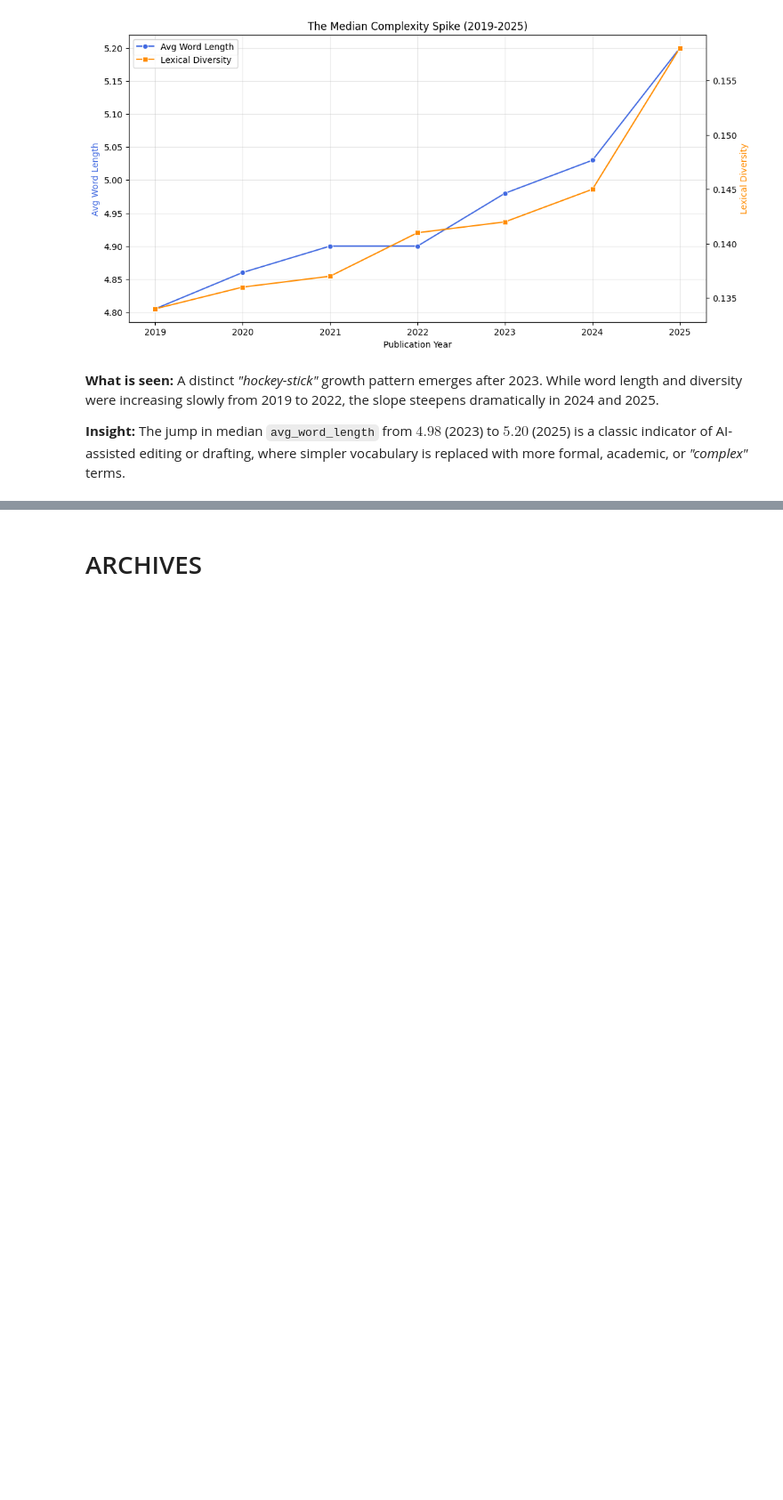
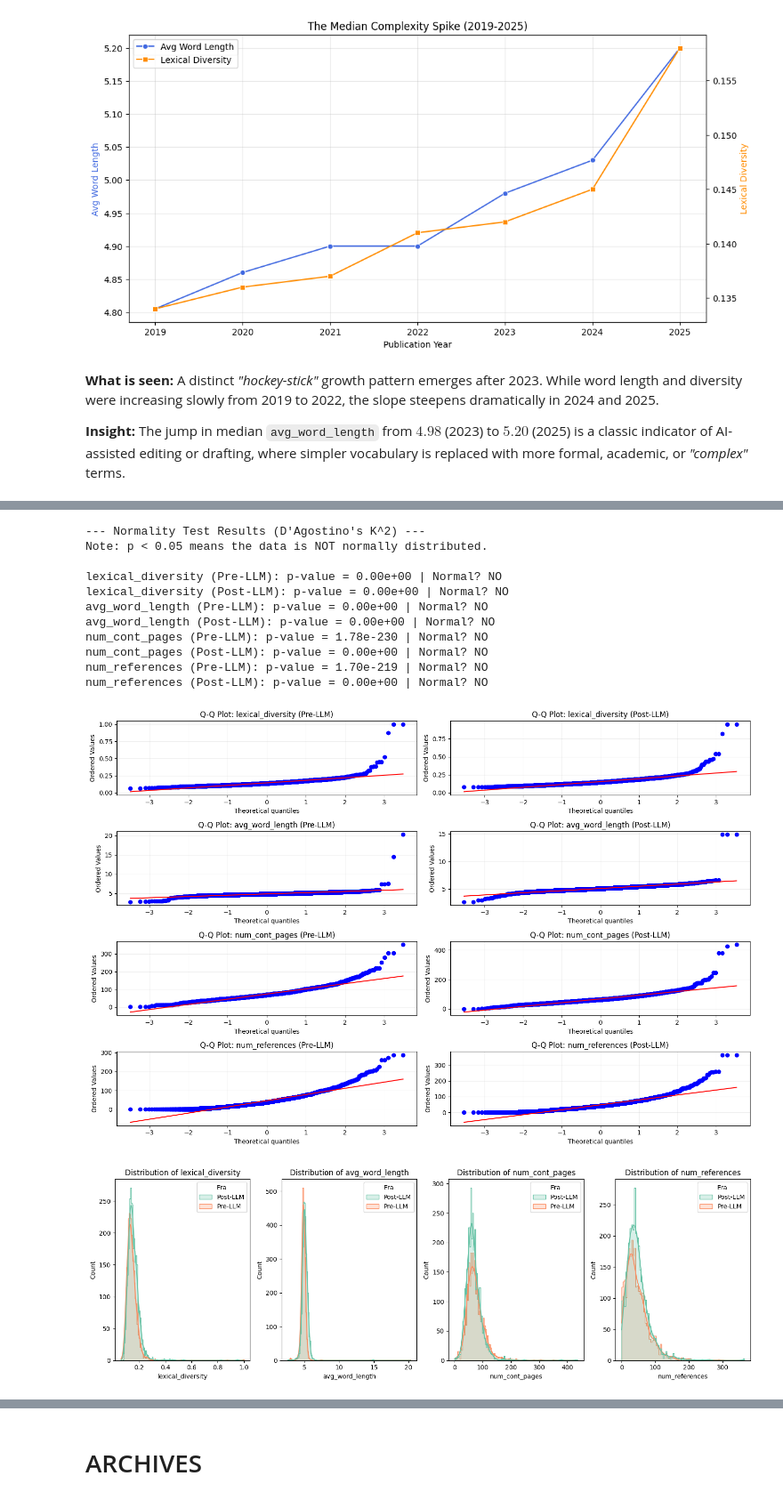
Before and after one commit to OliverKviat/Thesis_OCR, a Jupyter notebook: exploring_data/data_analysis_notebook.ipynb, the cells around one changed output, grey strips where cells are left out. Shown at 89% size. Cells and saved outputs as stored; diff of their text form; code cells hidden in the pictures; blank space fills up the shorter version.

```diff
--- a/exploring_data/data_analysis_notebook.ipynb
+++ b/exploring_data/data_analysis_notebook.ipynb
@@ -308,0 +415,53 @@ plt.show()
+# %%
+metrics = ['lexical_diversity', 'avg_word_length', 'num_cont_pages', 'num_references']
+eras = ['Pre-LLM', 'Post-LLM']
+
+print("--- Normality Test Results (D'Agostino's K^2) ---")
+print("Note: p < 0.05 means the data is NOT normally distributed.\n")
+
+plt.figure(figsize=(15, 10))
+plot_count = 1
+
+for metric in metrics:
+    for era in eras:
+        # Get data for this specific group
+        data = df[df['Era'] == era][metric].dropna()
+
+        # --- Statistical Test ---
+        # k2 is the test statistic, p is the p-value
+        k2, p = stats.normaltest(data)
+        print(f"{metric} ({era}): p-value = {p:.2e} | Normal? {'Yes' if p > 0.05 else 'NO'}")
+
+        # --- Visual Check: Q-Q Plot ---
+        plt.subplot(len(metrics), 2, plot_count)
+        stats.probplot(data, dist="norm", plot=plt)
+        plt.title(f"Q-Q Plot: {metric} ({era})")
+        plt.grid(alpha=0.2)
+
+        plot_count += 1
+
+plt.tight_layout()
+plt.show()
+
+# --- Optional: Histogram Check ---
+plt.figure(figsize=(15, 5))
+for i, metric in enumerate(metrics):
+    plt.subplot(1, 4, i+1)
+    sns.histplot(data=df, x=metric, hue='Era', kde=True, element="step", palette='Set2')
+    plt.title(f"Distribution of {metric}")
+plt.tight_layout()
+plt.show()
+# %% [output]
+--- Normality Test Results (D'Agostino's K^2) ---
+Note: p < 0.05 means the data is NOT normally distributed.
+
+lexical_diversity (Pre-LLM): p-value = 0.00e+00 | Normal? NO
+lexical_diversity (Post-LLM): p-value = 0.00e+00 | Normal? NO
+avg_word_length (Pre-LLM): p-value = 0.00e+00 | Normal? NO
+avg_word_length (Post-LLM): p-value = 0.00e+00 | Normal? NO
+num_cont_pages (Pre-LLM): p-value = 1.78e-230 | Normal? NO
+num_cont_pages (Post-LLM): p-value = 0.00e+00 | Normal? NO
+num_references (Pre-LLM): p-value = 1.70e-219 | Normal? NO
+num_references (Post-LLM): p-value = 0.00e+00 | Normal? NO
+[figure, added]
+[figure, added]
```
Also changed, not shown: parts of 43 cells of this notebook, 3 other files.
